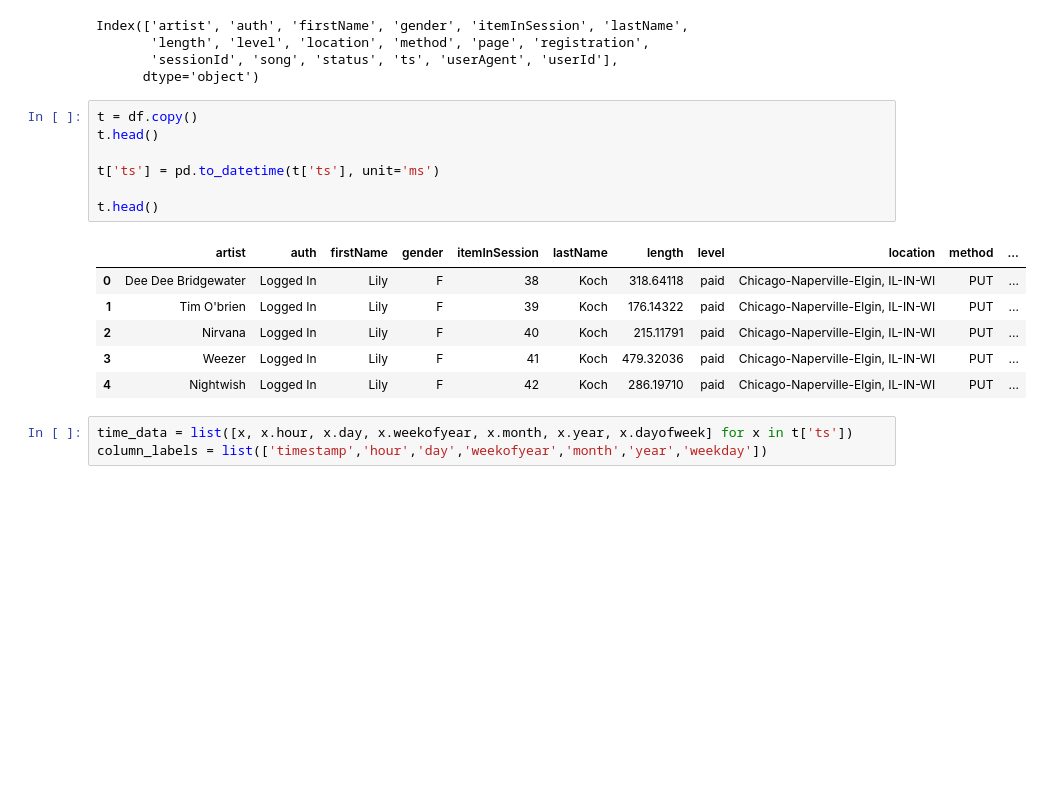
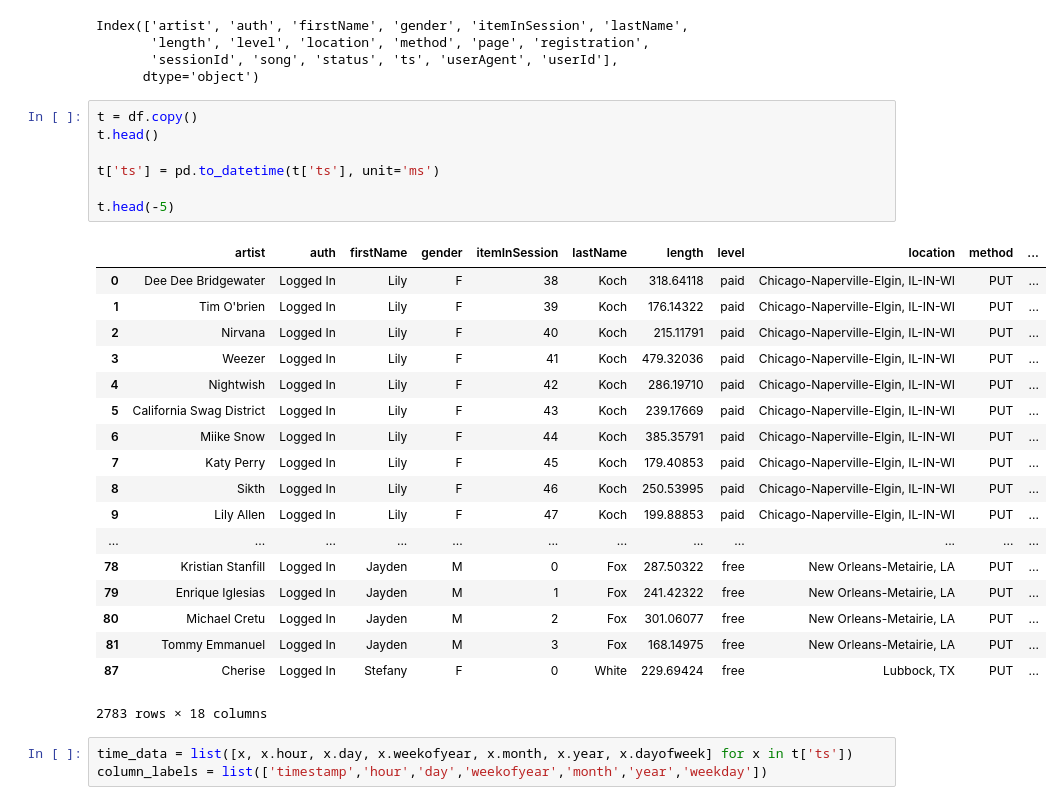
Before and after one commit to DAgustinus/Data-Engineering, a Jupyter notebook: Project #1/etl.ipynb, the cells around one changed output. Saved outputs shown, nothing was run; the diff lists cells and outputs as text; blank space fills up the shorter version.

```diff
--- a/Project #1/etl.ipynb
+++ b/Project #1/etl.ipynb
@@ -141,17 +208,29 @@ Index(['artist', 'auth', 'firstName', 'gender', 'itemInSession', 'lastName',
 # %%
 t = df.copy()
 t.head()
 
 t['ts'] = pd.to_datetime(t['ts'], unit='ms')
 
-t.head()
+t.head(-5)
 # %% [output]
 |  | artist | auth | firstName | gender | itemInSession | lastName | length | level | location | method | ... |
 | 0 | Dee Dee Bridgewater | Logged In | Lily | F | 38 | Koch | 318.64118 | paid | Chicago-Naperville-Elgin, IL-IN-WI | PUT | ... |
 | 1 | Tim O'brien | Logged In | Lily | F | 39 | Koch | 176.14322 | paid | Chicago-Naperville-Elgin, IL-IN-WI | PUT | ... |
 | 2 | Nirvana | Logged In | Lily | F | 40 | Koch | 215.11791 | paid | Chicago-Naperville-Elgin, IL-IN-WI | PUT | ... |
 | 3 | Weezer | Logged In | Lily | F | 41 | Koch | 479.32036 | paid | Chicago-Naperville-Elgin, IL-IN-WI | PUT | ... |
 | 4 | Nightwish | Logged In | Lily | F | 42 | Koch | 286.19710 | paid | Chicago-Naperville-Elgin, IL-IN-WI | PUT | ... |
+| 5 | California Swag District | Logged In | Lily | F | 43 | Koch | 239.17669 | paid | Chicago-Naperville-Elgin, IL-IN-WI | PUT | ... |
+| 6 | Miike Snow | Logged In | Lily | F | 44 | Koch | 385.35791 | paid | Chicago-Naperville-Elgin, IL-IN-WI | PUT | ... |
+| 7 | Katy Perry | Logged In | Lily | F | 45 | Koch | 179.40853 | paid | Chicago-Naperville-Elgin, IL-IN-WI | PUT | ... |
+| 8 | Sikth | Logged In | Lily | F | 46 | Koch | 250.53995 | paid | Chicago-Naperville-Elgin, IL-IN-WI | PUT | ... |
+| 9 | Lily Allen | Logged In | Lily | F | 47 | Koch | 199.88853 | paid | Chicago-Naperville-Elgin, IL-IN-WI | PUT | ... |
+| ... | ... | ... | ... | ... | ... | ... | ... | ... | ... | ... | ... |
+| 78 | Kristian Stanfill | Logged In | Jayden | M | 0 | Fox | 287.50322 | free | New Orleans-Metairie, LA | PUT | ... |
+| 79 | Enrique Iglesias | Logged In | Jayden | M | 1 | Fox | 241.42322 | free | New Orleans-Metairie, LA | PUT | ... |
+| 80 | Michael Cretu | Logged In | Jayden | M | 2 | Fox | 301.06077 | free | New Orleans-Metairie, LA | PUT | ... |
+| 81 | Tommy Emmanuel | Logged In | Jayden | M | 3 | Fox | 168.14975 | free | New Orleans-Metairie, LA | PUT | ... |
+| 87 | Cherise | Logged In | Stefany | F | 0 | White | 229.69424 | free | Lubbock, TX | PUT | ... |
+2783 rows × 18 columns
 # %%
 time_data = list([x, x.hour, x.day, x.weekofyear, x.month, x.year, x.dayofweek] for x in t['ts'])
 column_labels = list(['timestamp','hour','day','weekofyear','month','year','weekday'])
```
Also changed, not shown: parts of 12 cells of this notebook.
